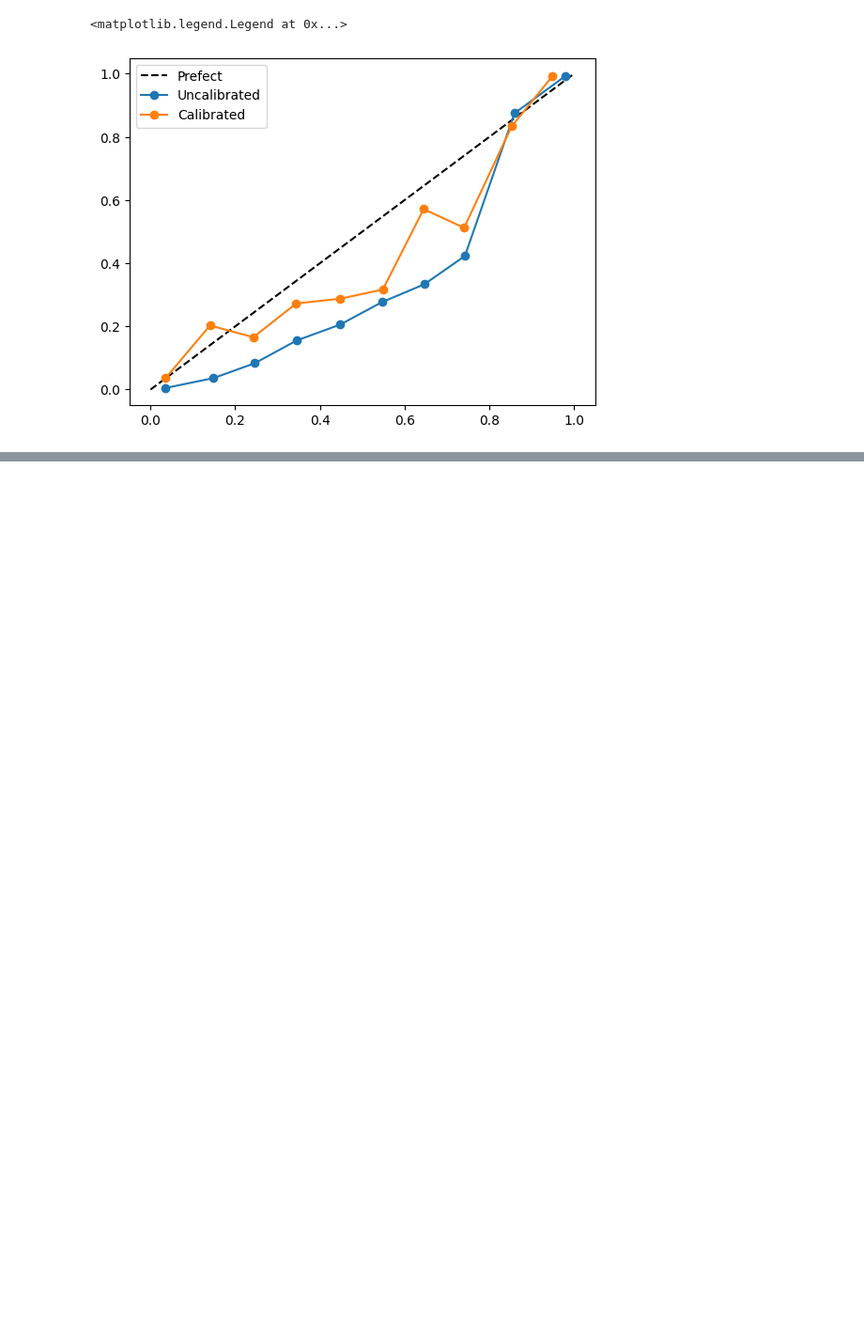
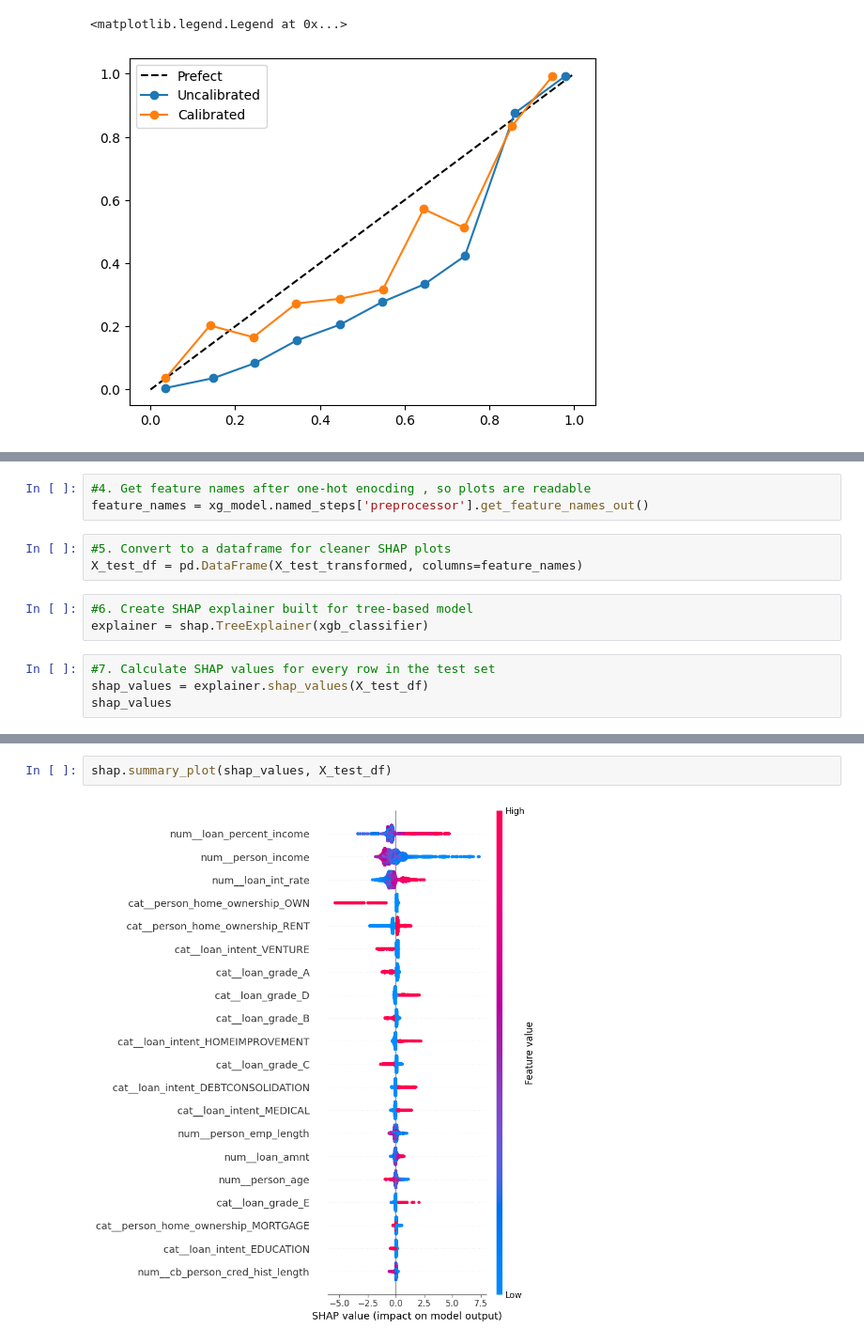
Before and after one commit to kulsoomz99/Credit-Risk-Assessment-System, a Jupyter notebook: Credit_Risk_Assessment.ipynb, the cells around one changed output, grey strips where cells are left out. Shown at 94% size. Cells and saved outputs as stored; diff of their text form; blank space fills up the shorter version.

Commit message:
SHAP (Global)

```diff
--- a/Credit_Risk_Assessment.ipynb
+++ b/Credit_Risk_Assessment.ipynb
@@ -646,0 +679,13 @@ plt.legend()
+# %%
+#4. Get feature names after one-hot enocding , so plots are readable
+feature_names = xg_model.named_steps['preprocessor'].get_feature_names_out()
+# %%
+#5. Convert to a dataframe for cleaner SHAP plots
+X_test_df = pd.DataFrame(X_test_transformed, columns=feature_names)
+# %%
+#6. Create SHAP explainer built for tree-based model
+explainer = shap.TreeExplainer(xgb_classifier)
+# %%
+#7. Calculate SHAP values for every row in the test set
+shap_values = explainer.shap_values(X_test_df)
+shap_values
@@ -646,0 +710,4 @@ plt.legend()
+# %%
+shap.summary_plot(shap_values, X_test_df)
+# %% [output]
+[figure, added]
```
Also changed, not shown: parts of 6 cells of this notebook.
